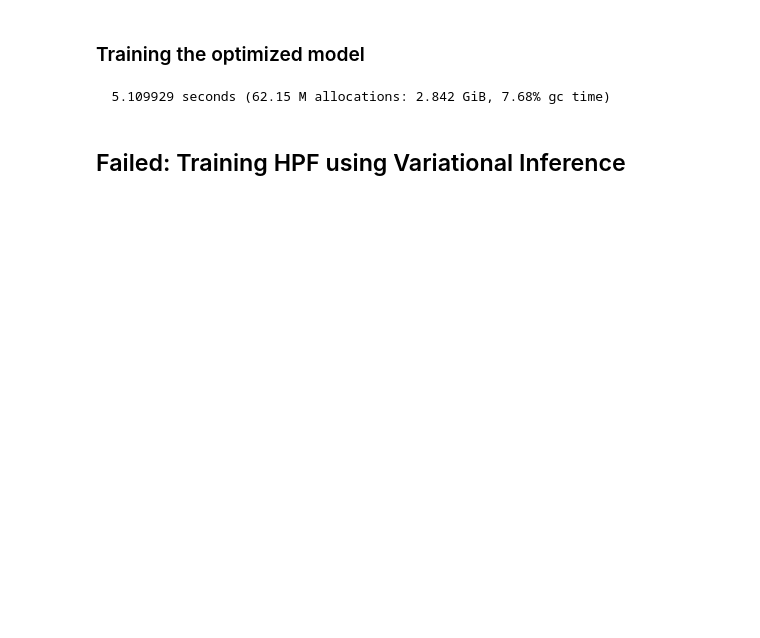
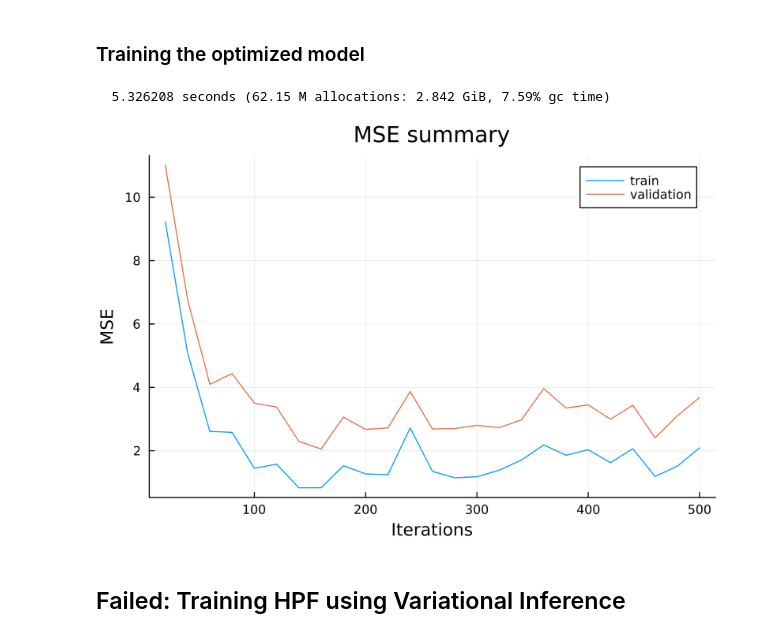
Before and after one commit to JustBeYou/unibuc-master-ai, a Jupyter notebook: probabilistic_programming/Project 1.ipynb, the cells around one changed output. Drawn from its saved outputs; the diff is of its cells as text; code cells hidden in the pictures; blank space fills up the shorter version.

```diff
--- a/probabilistic_programming/Project 1.ipynb
+++ b/probabilistic_programming/Project 1.ipynb
@@ -859,25 +865,26 @@ plot(speed_test_cases, [naive_time, optimized_time], labels=["naive HPF" "optimi
 # %%
 Random.seed!(SEED)
 train_iters = 500
 predict_samples = 50
 thin = 3
 
 status_every = 20
 statuf_of_n = 15
 
 trained_hpf_trace, train_mse_results, validation_mse_results = @time train_hpf_mcmc(
     hpf_optimized,
     known_interaction_matrix,
     default_params,
     train_iters,
     all_interaction_matrix,
     status_every,
     statuf_of_n
 )
 
-plot(status_every:status_every:(length(train_mse_results) * status_every), [train_mse_results, validation_mse_results], xlabel="Iterations", ylabel="MSE", label=["train" "validation"], title="MSE summary")
+plot(status_every:status_every:(length(train_mse_results) * status_every), [train_mse_results, validation_mse_results], xlabel="Iterations", ylabel="MSE", label=["train" "validation"], title="MSE summary", fmt = :png, dpi=300)
 # %% [output]
-  5.109929 seconds (62.15 M allocations: 2.842 GiB, 7.68% gc time)
+  5.326208 seconds (62.15 M allocations: 2.842 GiB, 7.59% gc time)
+[figure, added]
 # %% [markdown]
 ## Failed: Training HPF using Variational Inference
 # %%
```
Also changed, not shown: parts of 6 cells of this notebook.
